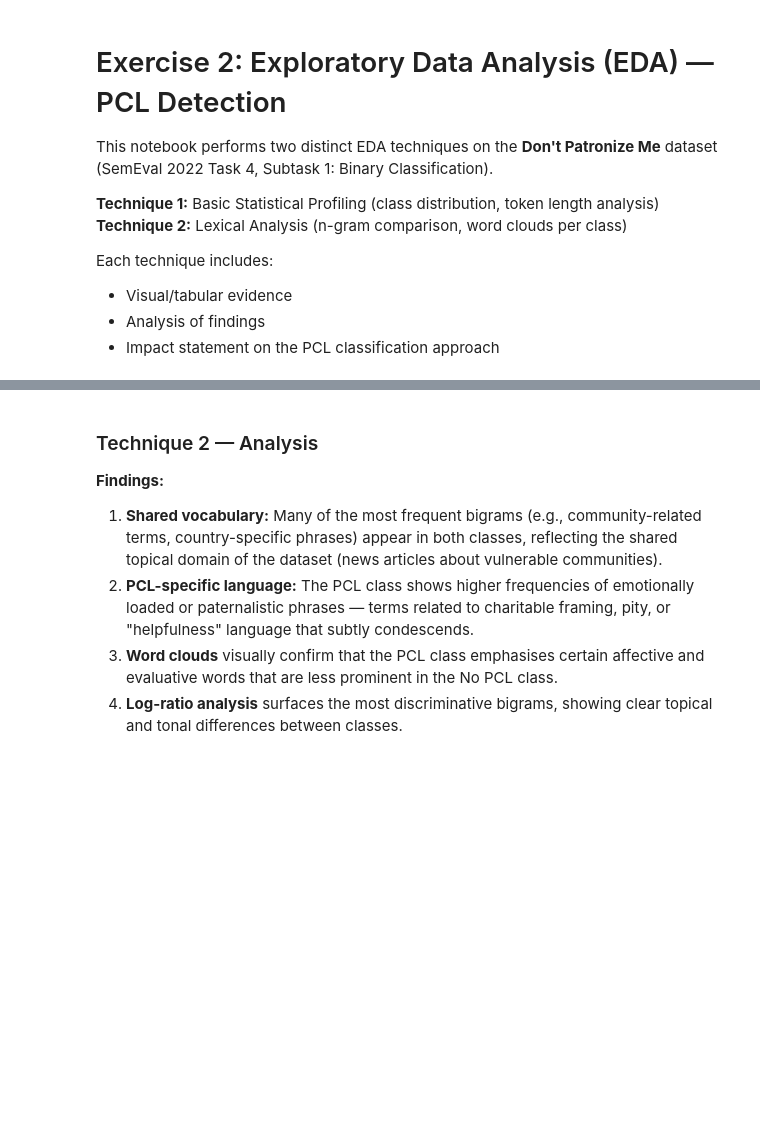
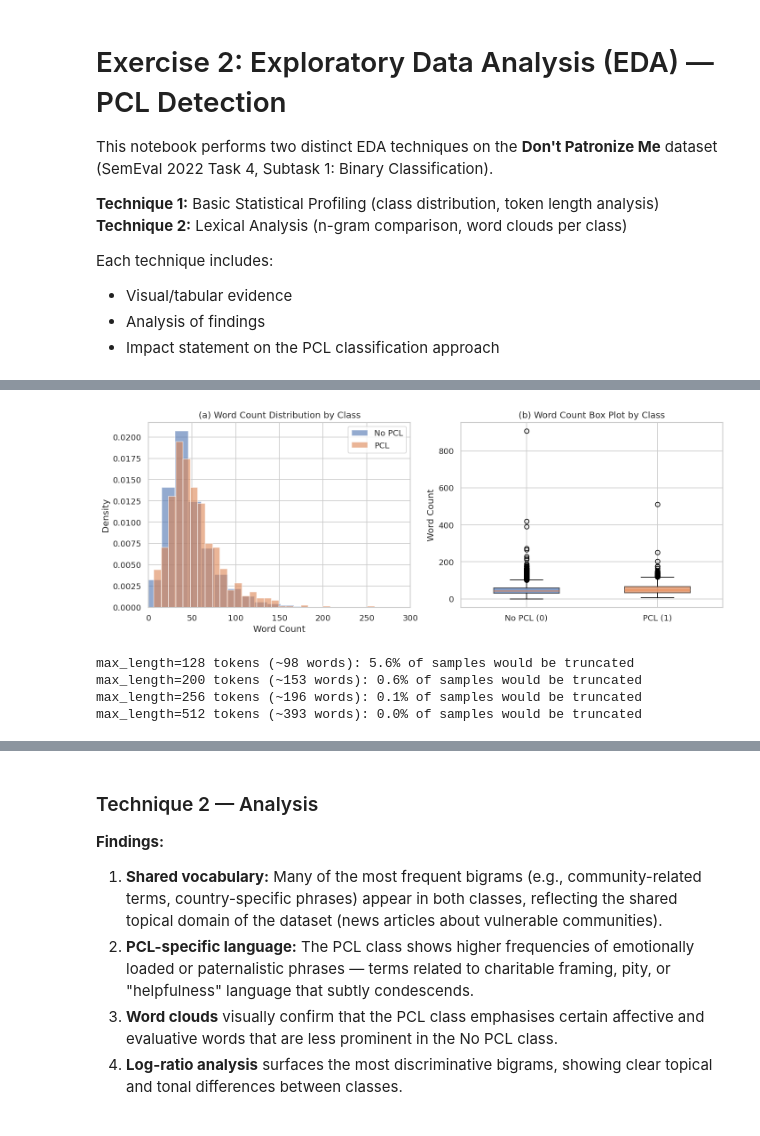
Before and after one commit to wowthecoder/imperial-nlp-cw, a Jupyter notebook: eda_pcl.ipynb, the cells around one changed output, grey strips where cells are left out. Cells and saved outputs as stored; diff of their text form; code cells hidden in the pictures; blank space fills up the shorter version.

Commit message:
Upload data files and start EDA

```diff
--- a/eda_pcl.ipynb
+++ b/eda_pcl.ipynb
@@ -123,39 +163,45 @@ print(length_stats[['count', 'mean', 'std', 'min', '25%', '50%', '75%', 'max']])
 # %%
 # ============================================================
-# Cell 6: Token Length Distribution Plots
+# Cell 7: Token Length Distribution Plots
 # ============================================================
 fig, axes = plt.subplots(1, 2, figsize=(12, 4.5))
 
 # (a) Overlapping histograms
 for label, color, name in [(0, '#4C72B0', 'No PCL'), (1, '#DD8452', 'PCL')]:
-    subset = df[df['binary_label'] == label]['word_count']
+    subset = df[df['label'] == label]['word_count']
     axes[0].hist(subset, bins=60, alpha=0.6, color=color, label=name, density=True)
 
 axes[0].set_xlabel('Word Count')
 axes[0].set_ylabel('Density')
 axes[0].set_title('(a) Word Count Distribution by Class')
 axes[0].legend()
 axes[0].set_xlim(0, 300)
 
 # (b) Box plot
-box_data = [df[df['binary_label'] == 0]['word_count'],
-            df[df['binary_label'] == 1]['word_count']]
+box_data = [df[df['label'] == 0]['word_count'],
+            df[df['label'] == 1]['word_count']]
 bp = axes[1].boxplot(box_data, labels=['No PCL (0)', 'PCL (1)'], patch_artist=True,
                      widths=0.5)
 for patch, color in zip(bp['boxes'], colors):
     patch.set_facecolor(color)
     patch.set_alpha(0.7)
 axes[1].set_ylabel('Word Count')
 axes[1].set_title('(b) Word Count Box Plot by Class')
 
 plt.tight_layout()
 plt.savefig('fig_token_length.png', bbox_inches='tight')
 plt.show()
 
 # What percentage of samples exceed common max_length thresholds?
 for threshold in [128, 200, 256, 512]:
     # Rough token-to-word ratio for BERT tokenizers is ~1.3
     word_equiv = int(threshold / 1.3)
     pct_over = (df['word_count'] > word_equiv).mean() * 100
     print(f"max_length={threshold} tokens (~{word_equiv} words): {pct_over:.1f}% of samples would be truncated")
+# %% [output]
+[figure, added]
+max_length=128 tokens (~98 words): 5.6% of samples would be truncated
+max_length=200 tokens (~153 words): 0.6% of samples would be truncated
+max_length=256 tokens (~196 words): 0.1% of samples would be truncated
+max_length=512 tokens (~393 words): 0.0% of samples would be truncated
 # %% [markdown]
```
Also changed, not shown: parts of 11 cells of this notebook, 10 other files.
